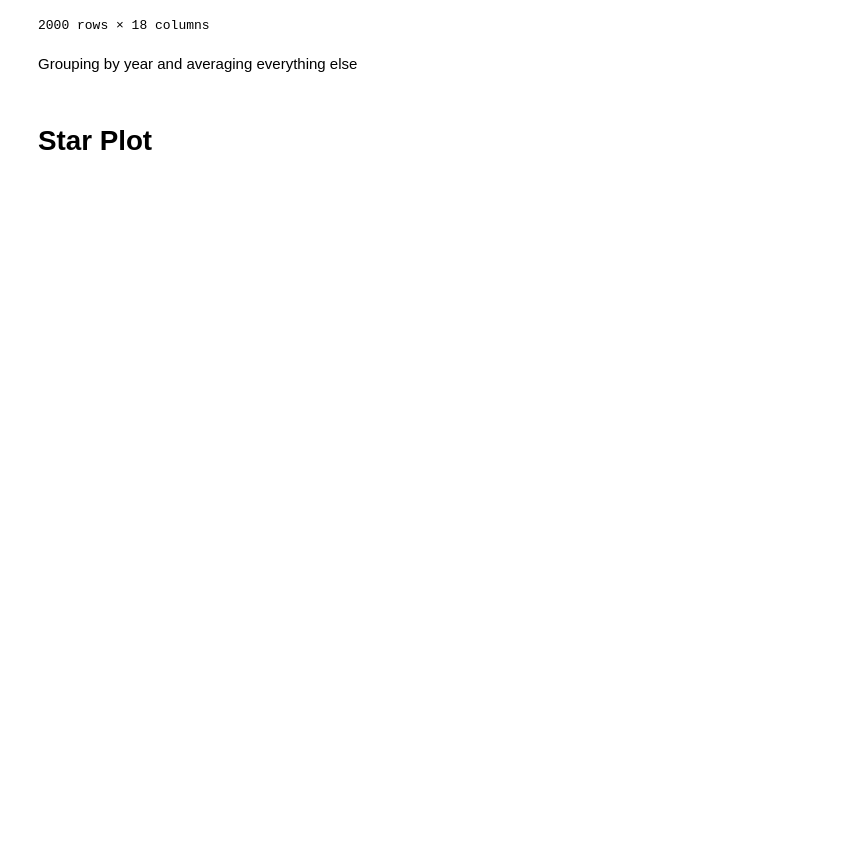
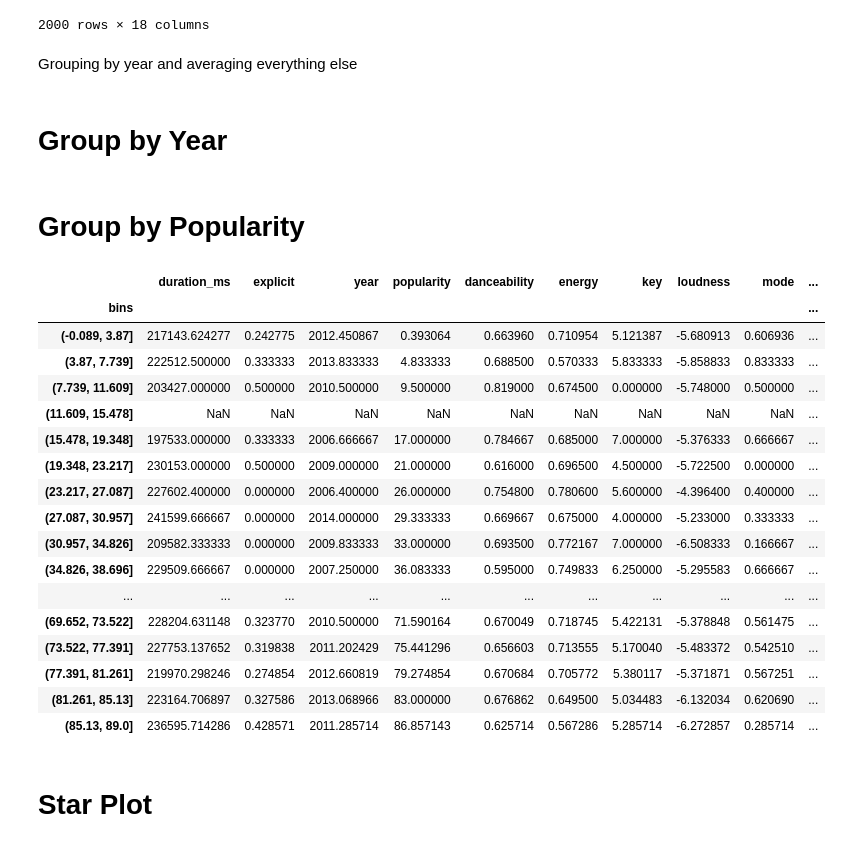
Before and after one commit to Miho-and-Alex/CSC805-Data-Visualization-Project, a Jupyter notebook: docs/data-cleaning.ipynb, the cells around one changed output. Drawn from its saved outputs; the diff is of its cells as text; code cells hidden in the pictures; blank space fills up the shorter version.

```diff
--- a/docs/data-cleaning.ipynb
+++ b/docs/data-cleaning.ipynb
@@ -44,3 +48,6 @@ df
 2000 rows × 18 columns
 # %% [markdown]
 Grouping by year and averaging everything else
+# %% [markdown]
+
+# Group by Year
@@ -47,8 +57,29 @@ Grouping by year and averaging everything else
+# %% [markdown]
+# Group by Popularity
 # %%
-year_df = df.groupby('year').mean()
 popularity_df = df.copy()
 popularity_df.insert(0, 'bins', pd.cut(df.popularity, 23))
 pop_binned_mean_df = popularity_df.groupby('bins').mean()
+pop_binned_mean_df
+# %% [output]
+|  | duration_ms | explicit | year | popularity | danceability | energy | key | loudness | mode | ... |
+| bins |  |  |  |  |  |  |  |  |  | ... |
+| (-0.089, 3.87] | 217143.624277 | 0.242775 | 2012.450867 | 0.393064 | 0.663960 | 0.710954 | 5.121387 | -5.680913 | 0.606936 | ... |
+| (3.87, 7.739] | 222512.500000 | 0.333333 | 2013.833333 | 4.833333 | 0.688500 | 0.570333 | 5.833333 | -5.858833 | 0.833333 | ... |
+| (7.739, 11.609] | 203427.000000 | 0.500000 | 2010.500000 | 9.500000 | 0.819000 | 0.674500 | 0.000000 | -5.748000 | 0.500000 | ... |
+| (11.609, 15.478] | NaN | NaN | NaN | NaN | NaN | NaN | NaN | NaN | NaN | ... |
+| (15.478, 19.348] | 197533.000000 | 0.333333 | 2006.666667 | 17.000000 | 0.784667 | 0.685000 | 7.000000 | -5.376333 | 0.666667 | ... |
+| (19.348, 23.217] | 230153.000000 | 0.500000 | 2009.000000 | 21.000000 | 0.616000 | 0.696500 | 4.500000 | -5.722500 | 0.000000 | ... |
+| (23.217, 27.087] | 227602.400000 | 0.000000 | 2006.400000 | 26.000000 | 0.754800 | 0.780600 | 5.600000 | -4.396400 | 0.400000 | ... |
+| (27.087, 30.957] | 241599.666667 | 0.000000 | 2014.000000 | 29.333333 | 0.669667 | 0.675000 | 4.000000 | -5.233000 | 0.333333 | ... |
+| (30.957, 34.826] | 209582.333333 | 0.000000 | 2009.833333 | 33.000000 | 0.693500 | 0.772167 | 7.000000 | -6.508333 | 0.166667 | ... |
+| (34.826, 38.696] | 229509.666667 | 0.000000 | 2007.250000 | 36.083333 | 0.595000 | 0.749833 | 6.250000 | -5.295583 | 0.666667 | ... |
+| ... | ... | ... | ... | ... | ... | ... | ... | ... | ... | ... |
+| (69.652, 73.522] | 228204.631148 | 0.323770 | 2010.500000 | 71.590164 | 0.670049 | 0.718745 | 5.422131 | -5.378848 | 0.561475 | ... |
+| (73.522, 77.391] | 227753.137652 | 0.319838 | 2011.202429 | 75.441296 | 0.656603 | 0.713555 | 5.170040 | -5.483372 | 0.542510 | ... |
+| (77.391, 81.261] | 219970.298246 | 0.274854 | 2012.660819 | 79.274854 | 0.670684 | 0.705772 | 5.380117 | -5.371871 | 0.567251 | ... |
+| (81.261, 85.13] | 223164.706897 | 0.327586 | 2013.068966 | 83.000000 | 0.676862 | 0.649500 | 5.034483 | -6.132034 | 0.620690 | ... |
+| (85.13, 89.0] | 236595.714286 | 0.428571 | 2011.285714 | 86.857143 | 0.625714 | 0.567286 | 5.285714 | -6.272857 | 0.285714 | ... |
 # %%
 year_df.to_csv('./data/grouped-by-year.csv')
 popularity_df.to_csv('./data/grouped-by-popularity.csv')
```
Also changed, not shown: parts of 2 cells of this notebook, 5 other files.
